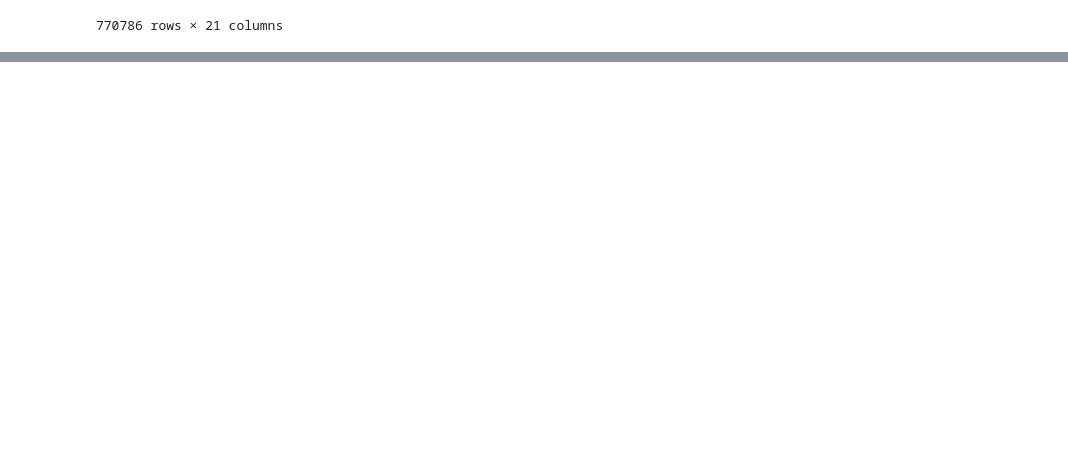
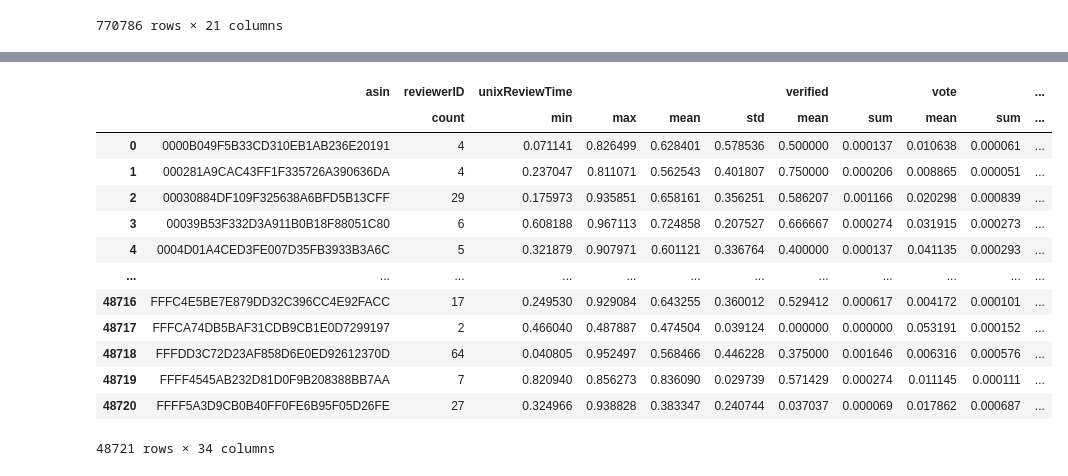
Before and after one commit to wubbalubbadu/ML-project, a Jupyter notebook: predictive_models.ipynb, the cells around one changed output, grey strips where cells are left out. Cells and saved outputs as stored; diff of their text form; code cells hidden in the pictures; blank space fills up the shorter version.

```diff
--- a/predictive_models.ipynb
+++ b/predictive_models.ipynb
@@ -222,3 +277,28 @@ training_data
+# %%
+from sklearn.preprocessing import MinMaxScaler
+
+# Define the columns to normalize
+cols_to_normalize = ['unixReviewTime', 'verified', 'vote', 'image', 'style', 'reviewText_neg', 'reviewText_neu', 'reviewText_pos', 'reviewText_compound', 'summary_neg', 'summary_neu', 'summary_pos', 'summary_compound', 'reviewText_len', 'summary_len']
+
+# Normalize the data using the MinMaxScaler
+scaler = MinMaxScaler()
+training_data[cols_to_normalize] = scaler.fit_transform(training_data[cols_to_normalize])
+training_data
+# %% [output]
+|  | asin | reviewerID | unixReviewTime |  |  |  | verified |  | vote |  | ... |
+|  |  | count | min | max | mean | std | mean | sum | mean | sum | ... |
+| 0 | 0000B049F5B33CD310EB1AB236E20191 | 4 | 0.071141 | 0.826499 | 0.628401 | 0.578536 | 0.500000 | 0.000137 | 0.010638 | 0.000061 | ... |
+| 1 | 000281A9CAC43FF1F335726A390636DA | 4 | 0.237047 | 0.811071 | 0.562543 | 0.401807 | 0.750000 | 0.000206 | 0.008865 | 0.000051 | ... |
+| 2 | 00030884DF109F325638A6BFD5B13CFF | 29 | 0.175973 | 0.935851 | 0.658161 | 0.356251 | 0.586207 | 0.001166 | 0.020298 | 0.000839 | ... |
+| 3 | 00039B53F332D3A911B0B18F88051C80 | 6 | 0.608188 | 0.967113 | 0.724858 | 0.207527 | 0.666667 | 0.000274 | 0.031915 | 0.000273 | ... |
+| 4 | 0004D01A4CED3FE007D35FB3933B3A6C | 5 | 0.321879 | 0.907971 | 0.601121 | 0.336764 | 0.400000 | 0.000137 | 0.041135 | 0.000293 | ... |
+| ... | ... | ... | ... | ... | ... | ... | ... | ... | ... | ... | ... |
+| 48716 | FFFC4E5BE7E879DD32C396CC4E92FACC | 17 | 0.249530 | 0.929084 | 0.643255 | 0.360012 | 0.529412 | 0.000617 | 0.004172 | 0.000101 | ... |
+| 48717 | FFFCA74DB5BAF31CDB9CB1E0D7299197 | 2 | 0.466040 | 0.487887 | 0.474504 | 0.039124 | 0.000000 | 0.000000 | 0.053191 | 0.000152 | ... |
+| 48718 | FFFDD3C72D23AF858D6E0ED92612370D | 64 | 0.040805 | 0.952497 | 0.568466 | 0.446228 | 0.375000 | 0.001646 | 0.006316 | 0.000576 | ... |
+| 48719 | FFFF4545AB232D81D0F9B208388BB7AA | 7 | 0.820940 | 0.856273 | 0.836090 | 0.029739 | 0.571429 | 0.000274 | 0.011145 | 0.000111 | ... |
+| 48720 | FFFF5A3D9CB0B40FF0FE6B95F05D26FE | 27 | 0.324966 | 0.938828 | 0.383347 | 0.240744 | 0.037037 | 0.000069 | 0.017862 | 0.000687 | ... |
+48721 rows × 34 columns
 # %%
 # Merge the training data with the awesomeness data
 file_path = os.path.join(data_dir, categories[0], 'train', 'product_training.json')
```
Also changed, not shown: parts of 10 cells of this notebook.
